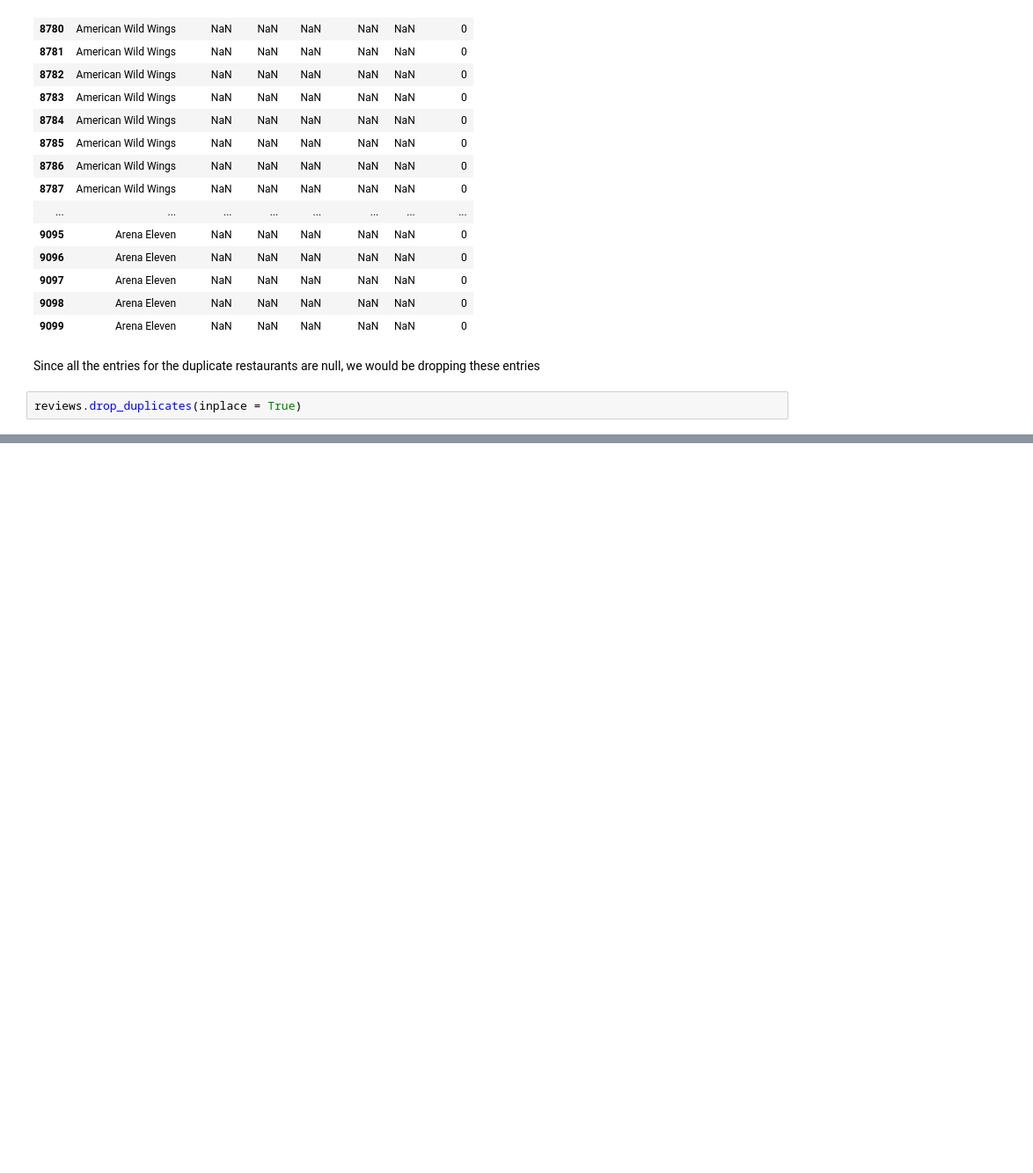
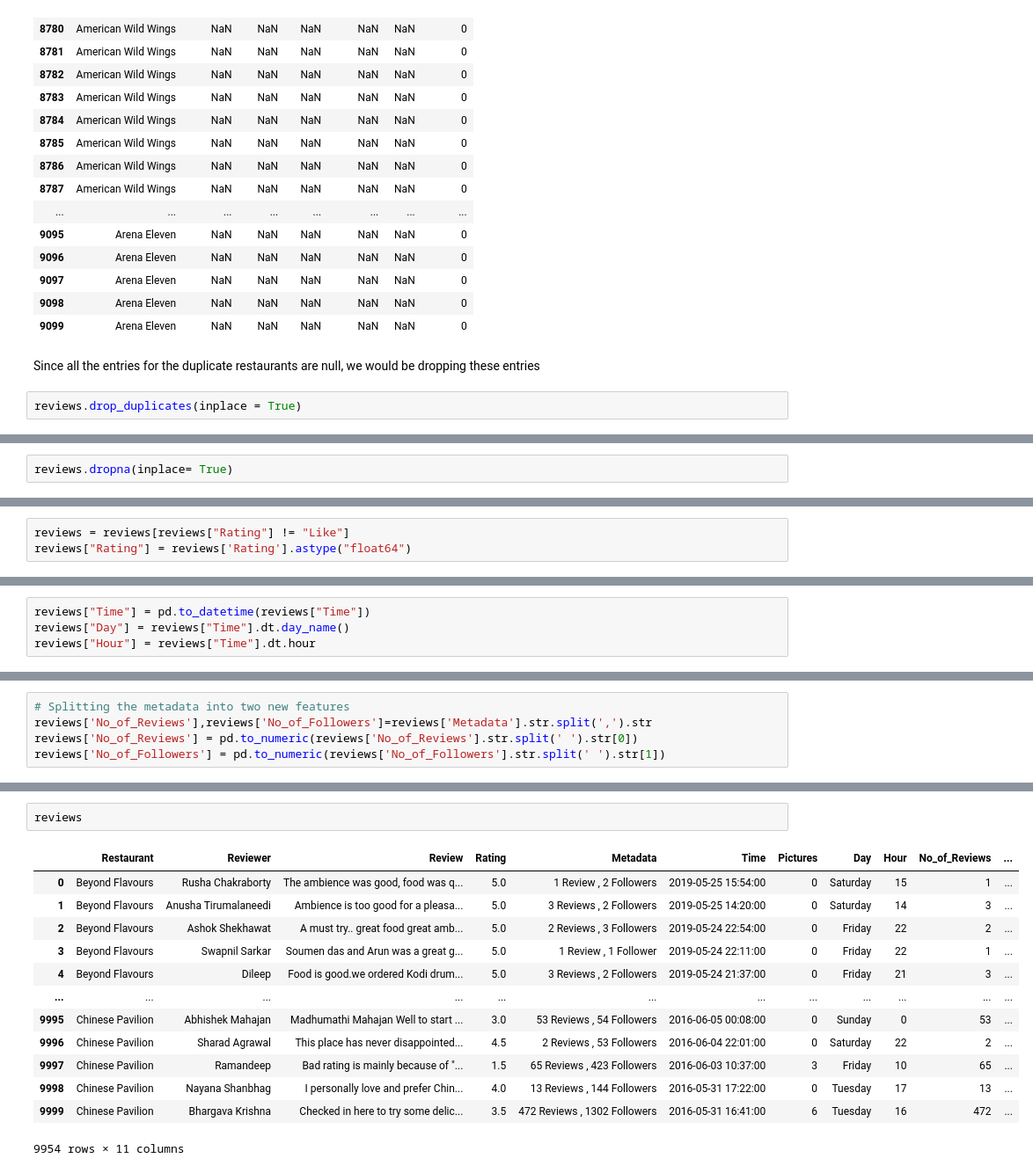
Before and after one commit to Srijan-Rai/Zomato-Restaurant-Clustering, a Jupyter notebook: ZOMATO_RESTAURANT_CLUSTERING_AND_SENTIMENT_ANALYSIS.ipynb, the cells around one changed output, grey strips where cells are left out. Shown: that part at 88% size. Cells and saved outputs as stored; diff of their text form; blank space fills up the shorter version.

```diff
--- a/ZOMATO_RESTAURANT_CLUSTERING_AND_SENTIMENT_ANALYSIS.ipynb
+++ b/ZOMATO_RESTAURANT_CLUSTERING_AND_SENTIMENT_ANALYSIS.ipynb
@@ -237,0 +273,2 @@ reviews.drop_duplicates(inplace = True)
+# %%
+reviews.dropna(inplace= True)
@@ -237,0 +306,3 @@ reviews.drop_duplicates(inplace = True)
+# %%
+reviews = reviews[reviews["Rating"] != "Like"]
+reviews["Rating"] = reviews['Rating'].astype("float64")
@@ -237,0 +311,4 @@ reviews.drop_duplicates(inplace = True)
+# %%
+reviews["Time"] = pd.to_datetime(reviews["Time"])
+reviews["Day"] = reviews["Time"].dt.day_name()
+reviews["Hour"] = reviews["Time"].dt.hour
@@ -237,0 +317,5 @@ reviews.drop_duplicates(inplace = True)
+# %%
+# Splitting the metadata into two new features
+reviews['No_of_Reviews'],reviews['No_of_Followers']=reviews['Metadata'].str.split(',').str
+reviews['No_of_Reviews'] = pd.to_numeric(reviews['No_of_Reviews'].str.split(' ').str[0])
+reviews['No_of_Followers'] = pd.to_numeric(reviews['No_of_Followers'].str.split(' ').str[1])
@@ -237,0 +342,16 @@ reviews.drop_duplicates(inplace = True)
+# %%
+reviews
+# %% [output]
+|  | Restaurant | Reviewer | Review | Rating | Metadata | Time | Pictures | Day | Hour | No_of_Reviews | ... |
+| 0 | Beyond Flavours | Rusha Chakraborty | The ambience was good, food was q... | 5.0 | 1 Review , 2 Followers | 2019-05-25 15:54:00 | 0 | Saturday | 15 | 1 | ... |
+| 1 | Beyond Flavours | Anusha Tirumalaneedi | Ambience is too good for a pleasa... | 5.0 | 3 Reviews , 2 Followers | 2019-05-25 14:20:00 | 0 | Saturday | 14 | 3 | ... |
+| 2 | Beyond Flavours | Ashok Shekhawat | A must try.. great food great amb... | 5.0 | 2 Reviews , 3 Followers | 2019-05-24 22:54:00 | 0 | Friday | 22 | 2 | ... |
+| 3 | Beyond Flavours | Swapnil Sarkar | Soumen das and Arun was a great g... | 5.0 | 1 Review , 1 Follower | 2019-05-24 22:11:00 | 0 | Friday | 22 | 1 | ... |
+| 4 | Beyond Flavours | Dileep | Food is good.we ordered Kodi drum... | 5.0 | 3 Reviews , 2 Followers | 2019-05-24 21:37:00 | 0 | Friday | 21 | 3 | ... |
+| ... | ... | ... | ... | ... | ... | ... | ... | ... | ... | ... | ... |
+| 9995 | Chinese Pavilion | Abhishek Mahajan | Madhumathi Mahajan Well to start ... | 3.0 | 53 Reviews , 54 Followers | 2016-06-05 00:08:00 | 0 | Sunday | 0 | 53 | ... |
+| 9996 | Chinese Pavilion | Sharad Agrawal | This place has never disappointed... | 4.5 | 2 Reviews , 53 Followers | 2016-06-04 22:01:00 | 0 | Saturday | 22 | 2 | ... |
+| 9997 | Chinese Pavilion | Ramandeep | Bad rating is mainly because of "... | 1.5 | 65 Reviews , 423 Followers | 2016-06-03 10:37:00 | 3 | Friday | 10 | 65 | ... |
+| 9998 | Chinese Pavilion | Nayana Shanbhag | I personally love and prefer Chin... | 4.0 | 13 Reviews , 144 Followers | 2016-05-31 17:22:00 | 0 | Tuesday | 17 | 13 | ... |
+| 9999 | Chinese Pavilion | Bhargava Krishna | Checked in here to try some delic... | 3.5 | 472 Reviews , 1302 Followers | 2016-05-31 16:41:00 | 6 | Tuesday | 16 | 472 | ... |
+9954 rows × 11 columns
```
Also changed, not shown: parts of 24 cells of this notebook.
